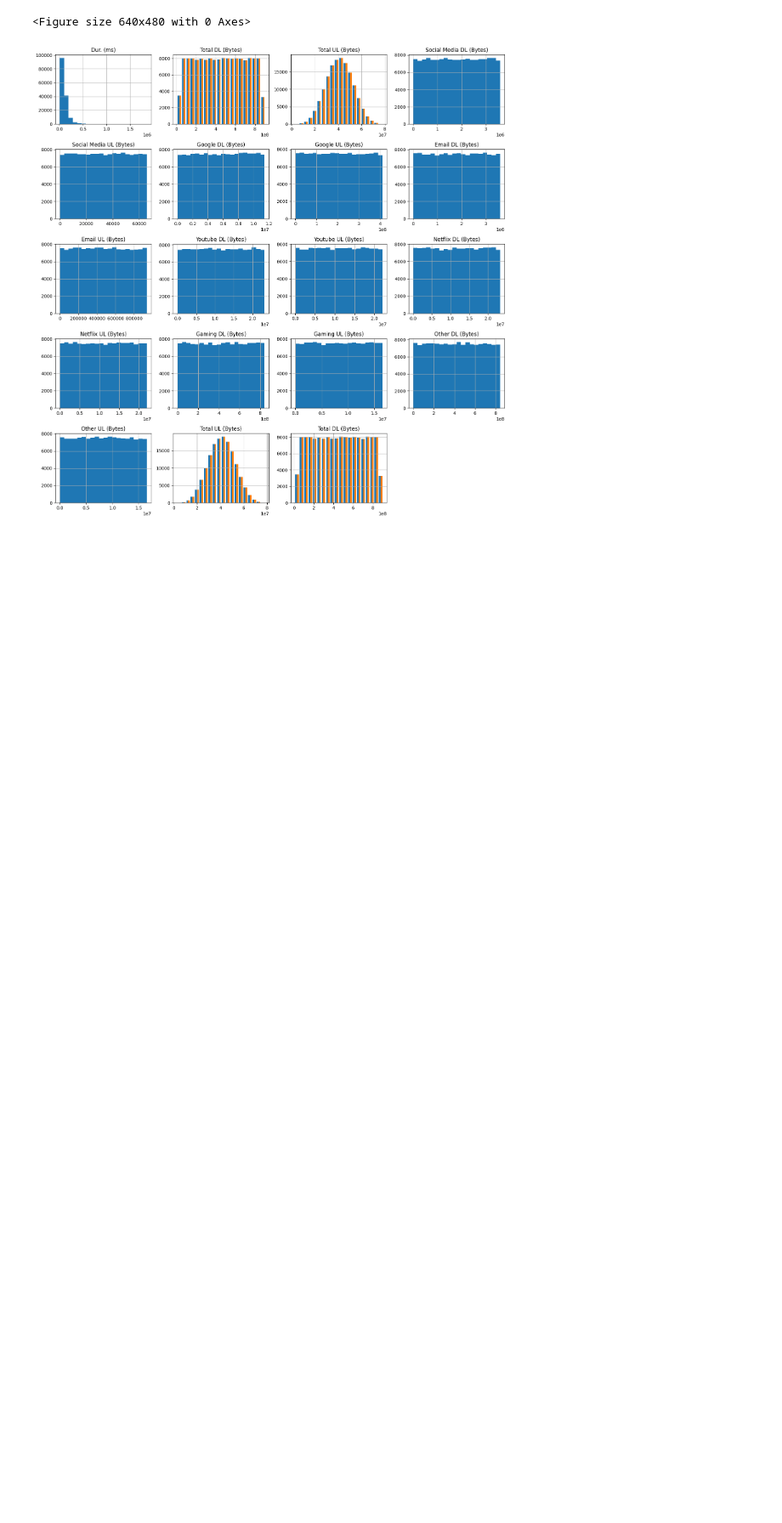
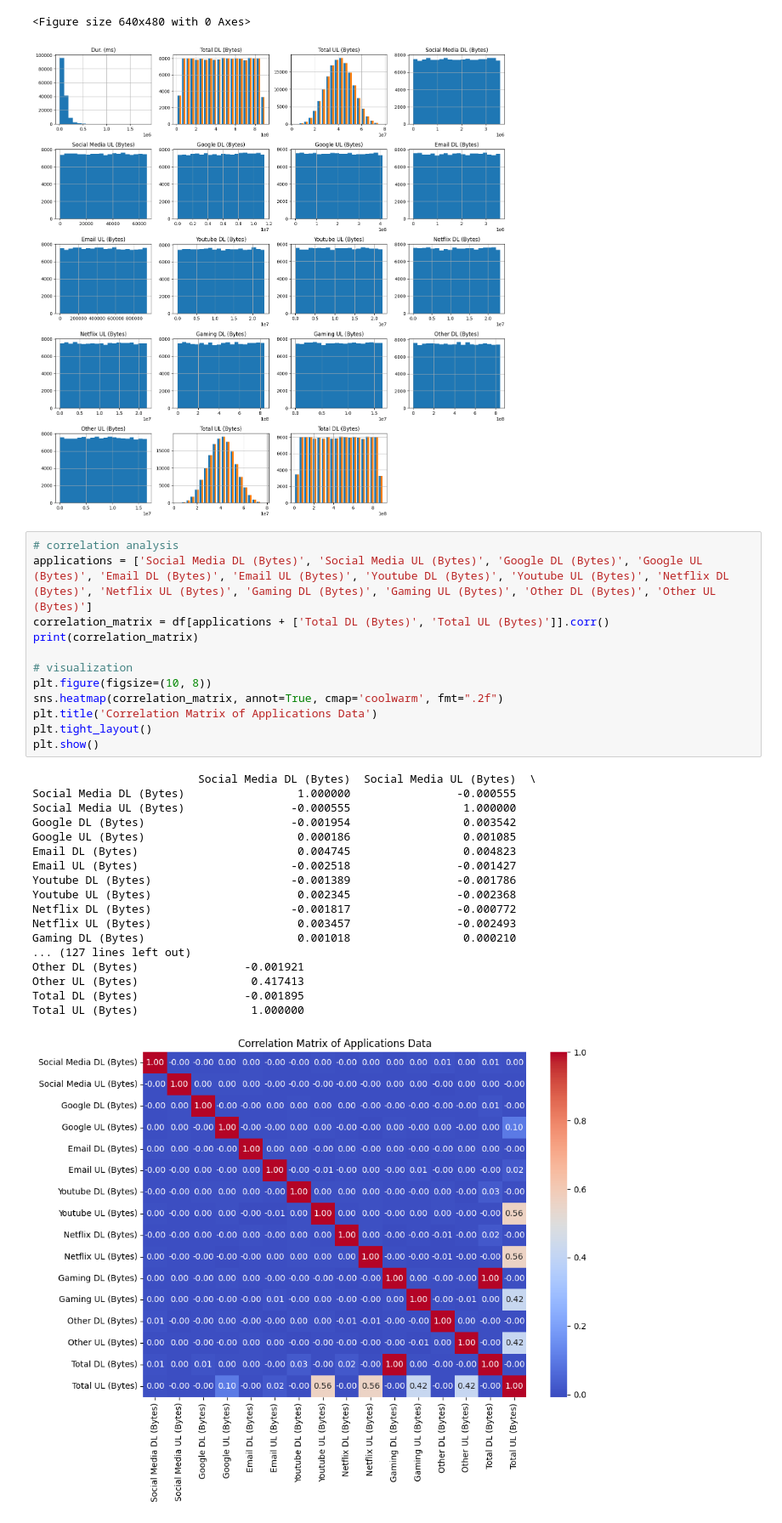
Before and after one commit to IamYunusAli/Acquired, a Jupyter notebook: notebooks/Company_analysis.ipynb, the cells around one changed output. Shown at 85% size. Drawn from its saved outputs; the diff is of its cells as text; blank space fills up the shorter version.

Commit message:
correlation  Analysis  and Dimensionality Reduction

```diff
--- a/notebooks/Company_analysis.ipynb
+++ b/notebooks/Company_analysis.ipynb
@@ -395,3 +398,34 @@ plt.show()
 # %% [output]
 <Figure size 640x480 with 0 Axes>
 [figure]
+# %%
+# correlation analysis
+applications = ['Social Media DL (Bytes)', 'Social Media UL (Bytes)', 'Google DL (Bytes)', 'Google UL (Bytes)', 'Email DL (Bytes)', 'Email UL (Bytes)', 'Youtube DL (Bytes)', 'Youtube UL (Bytes)', 'Netflix DL (Bytes)', 'Netflix UL (Bytes)', 'Gaming DL (Bytes)', 'Gaming UL (Bytes)', 'Other DL (Bytes)', 'Other UL (Bytes)']
+correlation_matrix = df[applications + ['Total DL (Bytes)', 'Total UL (Bytes)']].corr()
+print(correlation_matrix)
+
+# visualization
+plt.figure(figsize=(10, 8))
+sns.heatmap(correlation_matrix, annot=True, cmap='coolwarm', fmt=".2f")
+plt.title('Correlation Matrix of Applications Data')
+plt.tight_layout()
+plt.show()
+# %% [output]
+                         Social Media DL (Bytes)  Social Media UL (Bytes)  \
+Social Media DL (Bytes)                 1.000000                -0.000555
+Social Media UL (Bytes)                -0.000555                 1.000000
+Google DL (Bytes)                      -0.001954                 0.003542
+Google UL (Bytes)                       0.000186                 0.001085
+Email DL (Bytes)                        0.004745                 0.004823
+Email UL (Bytes)                       -0.002518                -0.001427
+Youtube DL (Bytes)                     -0.001389                -0.001786
+Youtube UL (Bytes)                      0.002345                -0.002368
+Netflix DL (Bytes)                     -0.001817                -0.000772
+Netflix UL (Bytes)                      0.003457                -0.002493
+Gaming DL (Bytes)                       0.001018                 0.000210
+... (127 lines left out)
+Other DL (Bytes)                -0.001921
+Other UL (Bytes)                 0.417413
+Total DL (Bytes)                -0.001895
+Total UL (Bytes)                 1.000000
+[figure, added]
```
Also changed, not shown: parts of 3 cells of this notebook.
